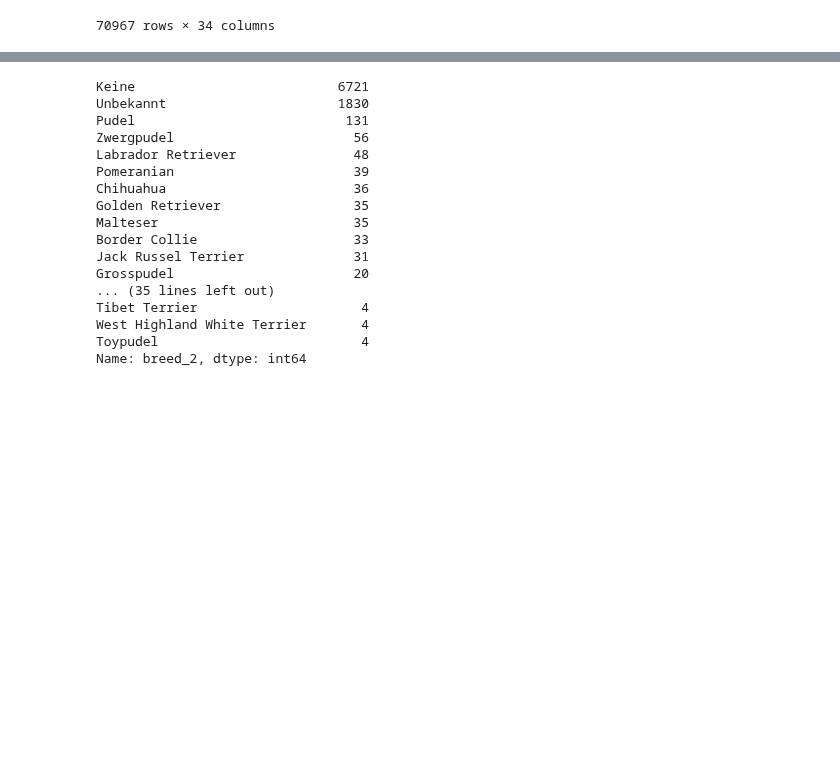
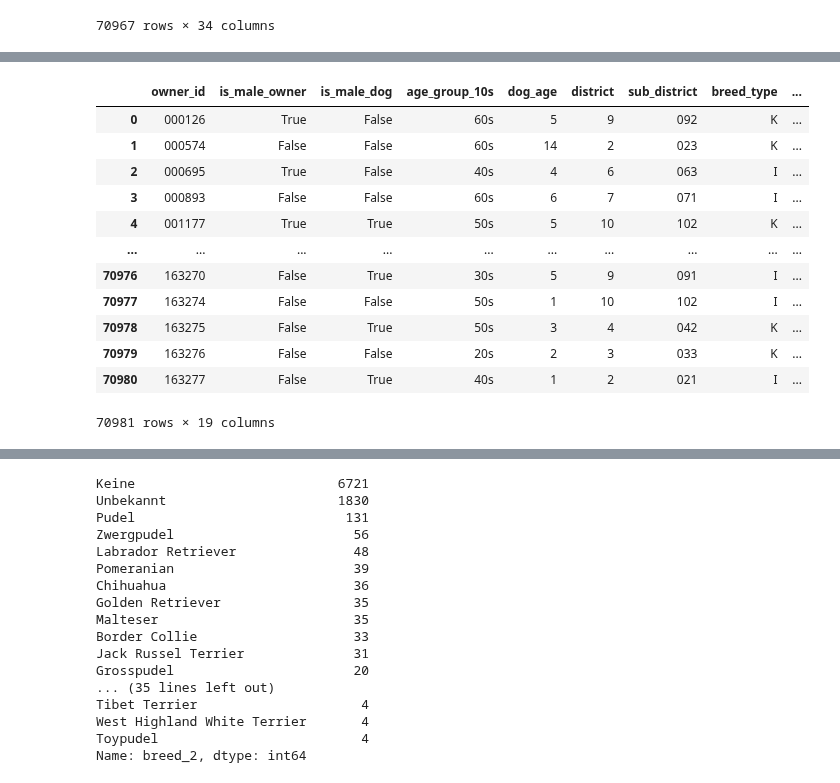
Before and after one commit to jonnross88/Springboard, a Jupyter notebook: u20_data_storytelling/zurich.ipynb, the cells around one changed output, grey strips where cells are left out. Saved outputs shown, nothing was run; the diff lists cells and outputs as text; code cells hidden in the pictures; blank space fills up the shorter version.

```diff
--- a/u20_data_storytelling/zurich.ipynb
+++ b/u20_data_storytelling/zurich.ipynb
@@ -255,5 +384,0 @@ doodle_mask = dog_data["breed_1"].str.contains(
-# %%
-dog_data.loc[doodle_mask, "is_pure_breed"] = False
-dog_data.loc[doodle_mask, "breed_2"] = "Pudel"
-dog_data.loc[doodle_mask, "breed_1"] = "Labrador Retreiver"
-dog_data
@@ -273,0 +385,12 @@ dog_data
+# %%
+# create mask to filter out the doodle dogs
+doodle_mask = dog_data["breed_1"].str.contains(
+    r".*doodle", regex=True, na=False, case=False
+)
+# convert them to mixed breed if they are pure breeds
+dog_data.loc[doodle_mask, "is_pure_breed"] = False
+dog_data.loc[doodle_mask, "breed_2"] = "Pudel"
+dog_data.loc[doodle_mask, "breed_1"] = dog_data.loc[doodle_mask, "breed_1"].apply(
+    lambda x: "Golden Retriever" if x.startswith("G") else "Labrador Retriever"
+)
+# dog_data[doodle_mask]
@@ -273,0 +404,9 @@ dog_data
+# %%
+dog_colors_df = pd.DataFrame(
+    dog_data["dog_color"].unique().tolist(), columns=["dog_color"]
+)
+dog_colors_df["dog_color"] = dog_colors_df["dog_color"].str.lower()
+# %%
+color_translations = translate_list_to_dict(dog_colors_df["dog_color"].tolist())
+dog_colors_df["dog_color_en"] = dog_colors_df["dog_color"].map(color_translations)
+dog_colors_df
@@ -273,0 +427,16 @@ dog_data
+# %%
+dog_data.merge(dog_colors_df, on="dog_color", how="left")
+# %% [output]
+|  | owner_id | is_male_owner | is_male_dog | age_group_10s | dog_age | district | sub_district | breed_type | ... |
+| 0 | 000126 | True | False | 60s | 5 | 9 | 092 | K | ... |
+| 1 | 000574 | False | False | 60s | 14 | 2 | 023 | K | ... |
+| 2 | 000695 | True | False | 40s | 4 | 6 | 063 | I | ... |
+| 3 | 000893 | False | False | 60s | 6 | 7 | 071 | I | ... |
+| 4 | 001177 | True | True | 50s | 5 | 10 | 102 | K | ... |
+| ... | ... | ... | ... | ... | ... | ... | ... | ... | ... |
+| 70976 | 163270 | False | True | 30s | 5 | 9 | 091 | I | ... |
+| 70977 | 163274 | False | False | 50s | 1 | 10 | 102 | I | ... |
+| 70978 | 163275 | False | True | 50s | 3 | 4 | 042 | K | ... |
+| 70979 | 163276 | False | False | 20s | 2 | 3 | 033 | K | ... |
+| 70980 | 163277 | False | True | 40s | 1 | 2 | 021 | I | ... |
+70981 rows × 19 columns
```
Also changed, not shown: parts of 62 cells of this notebook, 6 other files.
